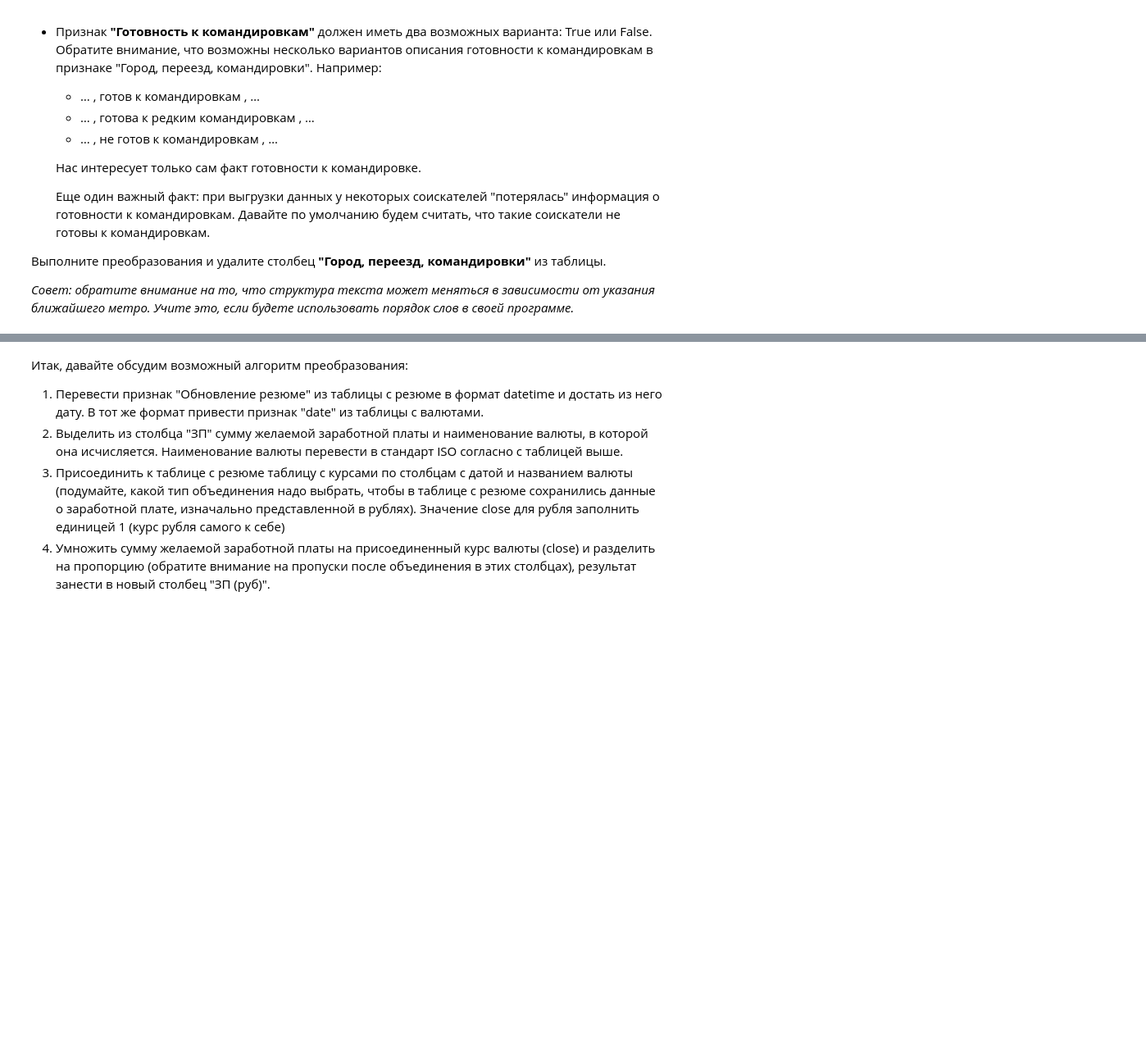
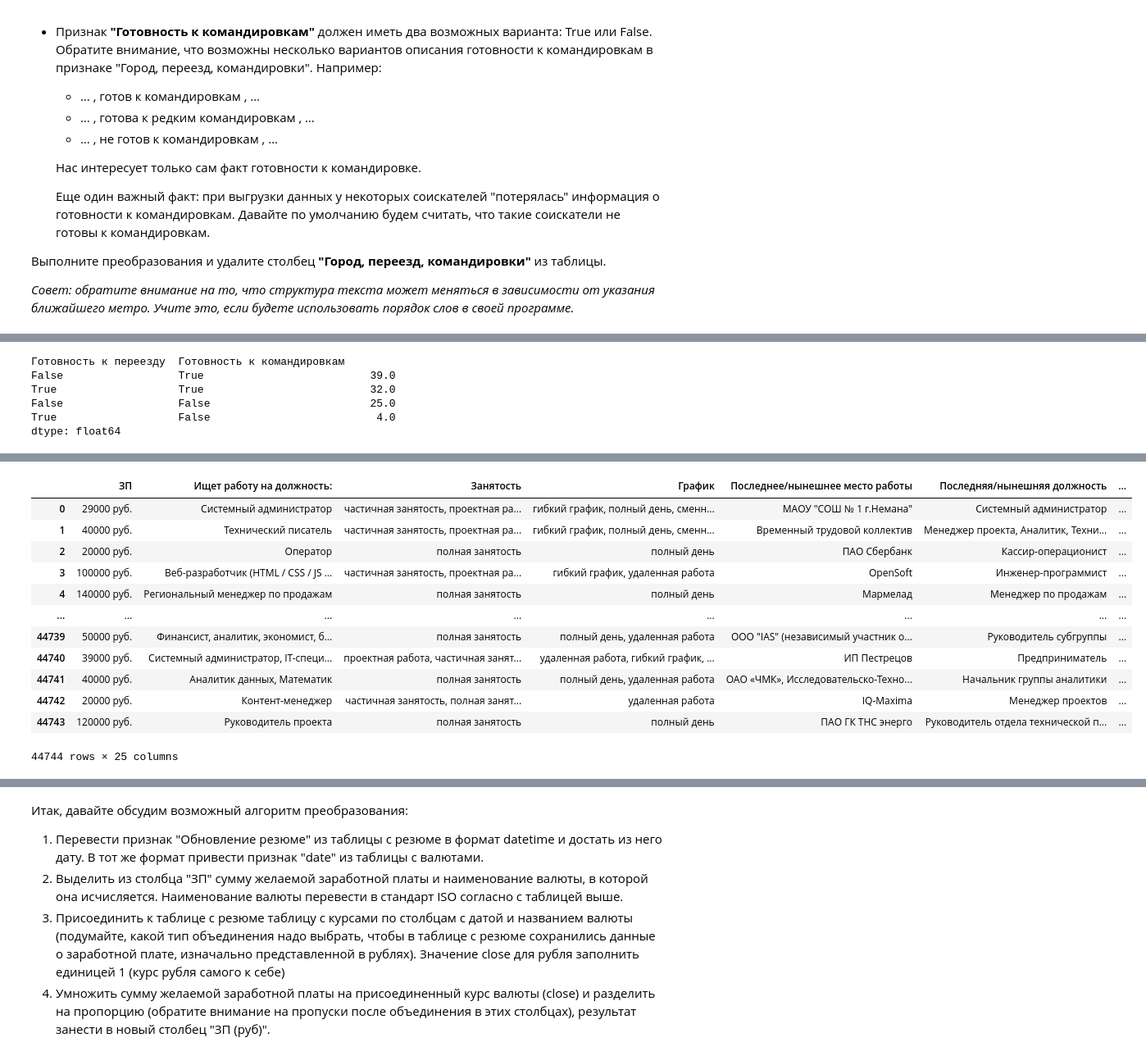
Before and after one commit to Breesy4/SF_PROJECT1, a Jupyter notebook: Project/Ноутбук-шаблон Project 1.ipynb, the cells around one changed output, grey strips where cells are left out. Shown at 82% size. Cells and saved outputs as stored; diff of their text form; code cells hidden in the pictures; blank space fills up the shorter version.

```diff
--- a/Project/Ноутбук-шаблон Project 1.ipynb
+++ b/Project/Ноутбук-шаблон Project 1.ipynb
@@ -259,3 +378,16 @@ Name: Пол, dtype: float64
+# %%
+"""Задание 3.4 Сколько процентов соискателей живут в Санкт-Петербурге? Ответ округлите до целого"""
+round(hh['Город'].value_counts(normalize=True) * 100, 0)
+
+"""Задание 3.4 Сколько процентов соискателей готовы одновременно и к переездам, и к командировкам? Ответ округлите до целого"""
+round(hh[['Готовность к переезду', 'Готовность к командировкам']].value_counts(normalize=True) * 100, 0)
+# %% [output]
+Готовность к переезду  Готовность к командировкам
+False                  True                          39.0
+True                   True                          32.0
+False                  False                         25.0
+True                   False                          4.0
+dtype: float64
 # %% [markdown]
 5. Рассмотрим поближе признаки **"Занятость"** и **"График"**. Сейчас признаки представляют собой набор категорий желаемой занятости (полная занятость, частичная занятость, проектная работа, волонтерство, стажировка) и желаемого графика работы (полный день, сменный график, гибкий график, удаленная работа, вахтовый метод).
 На сайте hh.ru соискатель может указывать различные комбинации данных категорий, например:
@@ -272,7 +404,32 @@ Name: Пол, dtype: float64
 <img src=https://raw.githubusercontent.com/AndreyRysistov/DatasetsForPandas/main/ohe.jpg>
 Выполните данное преобразование для признаков "Занятость" и "График", ответьте на контрольные вопросы, после чего удалите их из таблицы
 # %%
-#ваш код здесь
+#Списки в будущими признаками, с помощью которых будет проведено сопоставление
+employments = ['полная занятость', 'частичная занятость', 'проектная работа', 'волонтерство', 'стажировка']
+charts = ['полный день', 'сменный график',
+         'гибкий график', 'удаленная работа',
+         'вахтовый метод']
+
+#Циклом создаем новые признаки
+for employment, chart in zip(employments, charts):
+    #Лямбда-функцией проверяем наличие ключевого значения в списках
+    hh[employment] = hh['Занятость'].apply(lambda x: employment in x)
+    hh[chart] = hh['График'].apply(lambda x: chart in x)
+display(hh)
+# %% [output]
+|  | ЗП | Ищет работу на должность: | Занятость | График | Последнее/нынешнее место работы | Последняя/нынешняя должность | ... |
+| 0 | 29000 руб. | Системный администратор | частичная занятость, проектная ра... | гибкий график, полный день, сменн... | МАОУ "СОШ № 1 г.Немана" | Системный администратор | ... |
+| 1 | 40000 руб. | Технический писатель | частичная занятость, проектная ра... | гибкий график, полный день, сменн... | Временный трудовой коллектив | Менеджер проекта, Аналитик, Техни... | ... |
+| 2 | 20000 руб. | Оператор | полная занятость | полный день | ПАО Сбербанк | Кассир-операционист | ... |
+| 3 | 100000 руб. | Веб-разработчик (HTML / CSS / JS ... | частичная занятость, проектная ра... | гибкий график, удаленная работа | OpenSoft | Инженер-программист | ... |
+| 4 | 140000 руб. | Региональный менеджер по продажам | полная занятость | полный день | Мармелад | Менеджер по продажам | ... |
+| ... | ... | ... | ... | ... | ... | ... | ... |
+| 44739 | 50000 руб. | Финансист, аналитик, экономист, б... | полная занятость | полный день, удаленная работа | ООО "IAS" (независимый участник о... | Руководитель субгруппы | ... |
+| 44740 | 39000 руб. | Системный администратор, IT-специ... | проектная работа, частичная занят... | удаленная работа, гибкий график, ... | ИП Пестрецов | Предприниматель | ... |
+| 44741 | 40000 руб. | Аналитик данных, Математик | полная занятость | полный день, удаленная работа | ОАО «ЧМК», Исследовательско-Техно... | Начальник группы аналитики | ... |
+| 44742 | 20000 руб. | Контент-менеджер | частичная занятость, полная занят... | удаленная работа | IQ-Maxima | Менеджер проектов | ... |
+| 44743 | 120000 руб. | Руководитель проекта | полная занятость | полный день | ПАО ГК ТНС энерго | Руководитель отдела технической п... | ... |
+44744 rows × 25 columns
 # %% [markdown]
 6. (2 балла) Наконец, мы добрались до самого главного и самого важного - признака заработной платы **"ЗП"**.
 В чем наша беда? В том, что помимо желаемой заработной платы соискатель указывает валюту, в которой он бы хотел ее получать, например:
```
Also changed, not shown: parts of 3 cells of this notebook.
